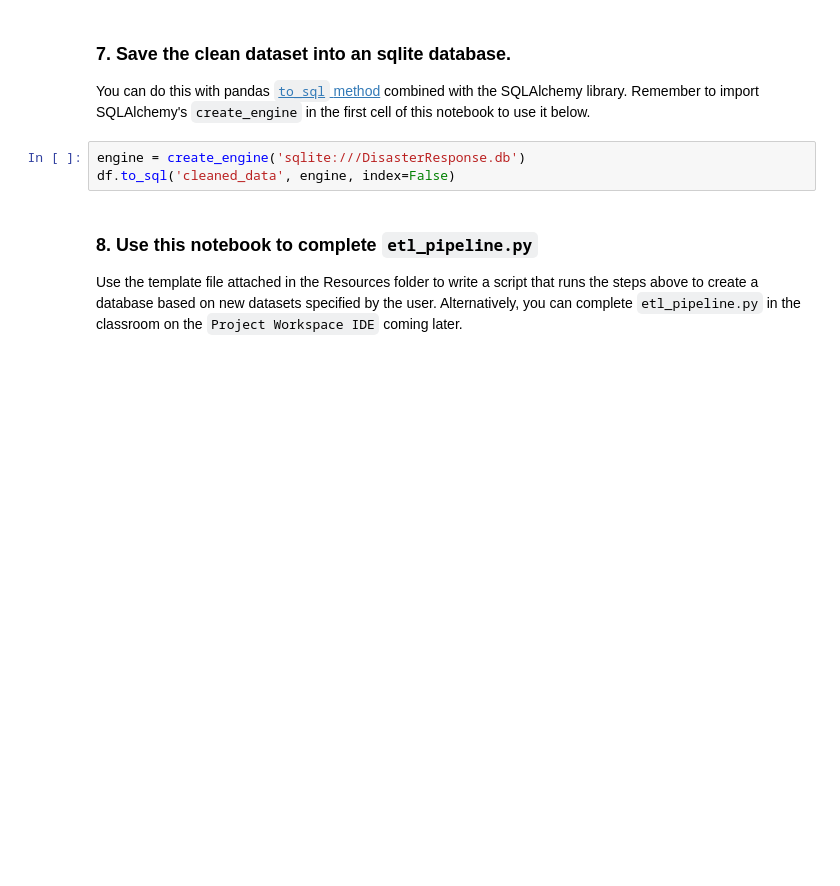
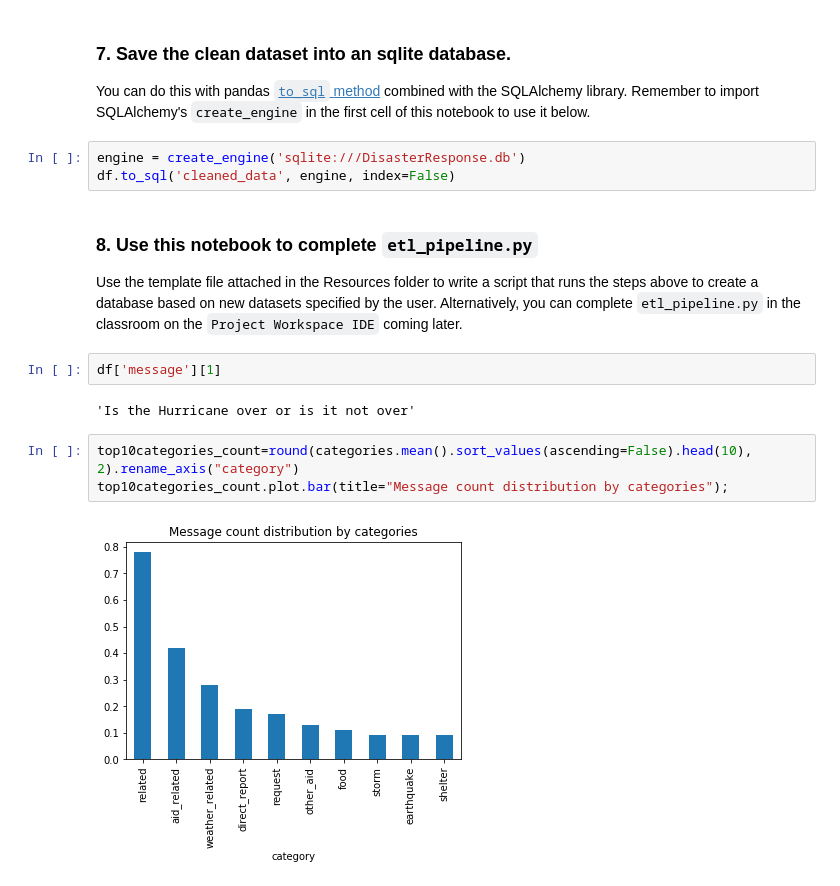
Before and after one commit to donglinchen/disaster_response_pipeline, a Jupyter notebook: ETL Pipeline Preparation.ipynb, the cells around one changed output. Cells and saved outputs as stored; diff of their text form; blank space fills up the shorter version.

Commit message:
Added message category graphs

```diff
--- a/ETL Pipeline Preparation.ipynb
+++ b/ETL Pipeline Preparation.ipynb
@@ -111,3 +212,12 @@ df.to_sql('cleaned_data', engine, index=False)
 # %% [markdown]
 ### 8. Use this notebook to complete `etl_pipeline.py`
 Use the template file attached in the Resources folder to write a script that runs the steps above to create a database based on new datasets specified by the user. Alternatively, you can complete `etl_pipeline.py` in the classroom on the `Project Workspace IDE` coming later.
+# %%
+df['message'][1]
+# %% [output]
+'Is the Hurricane over or is it not over'
+# %%
+top10categories_count=round(categories.mean().sort_values(ascending=False).head(10), 2).rename_axis("category")
+top10categories_count.plot.bar(title="Message count distribution by categories");
+# %% [output]
+[figure, added]
```
Also changed, not shown: parts of 16 cells of this notebook, 6 other files.
